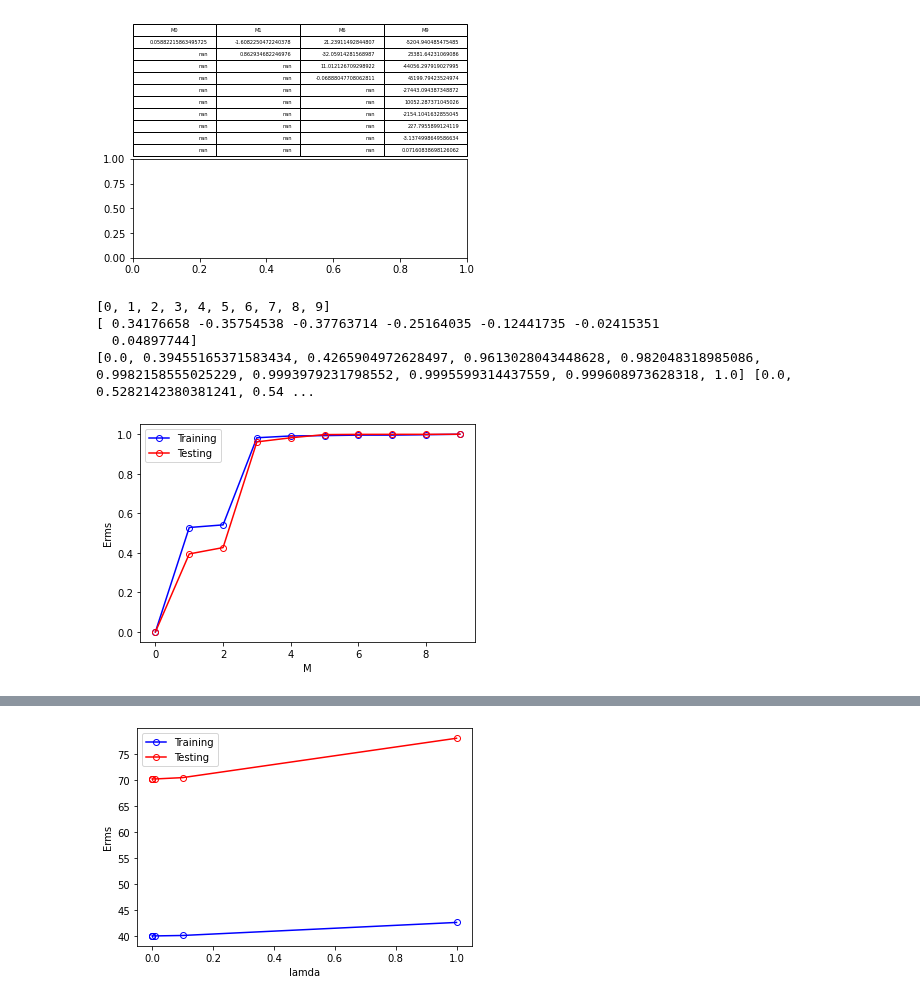
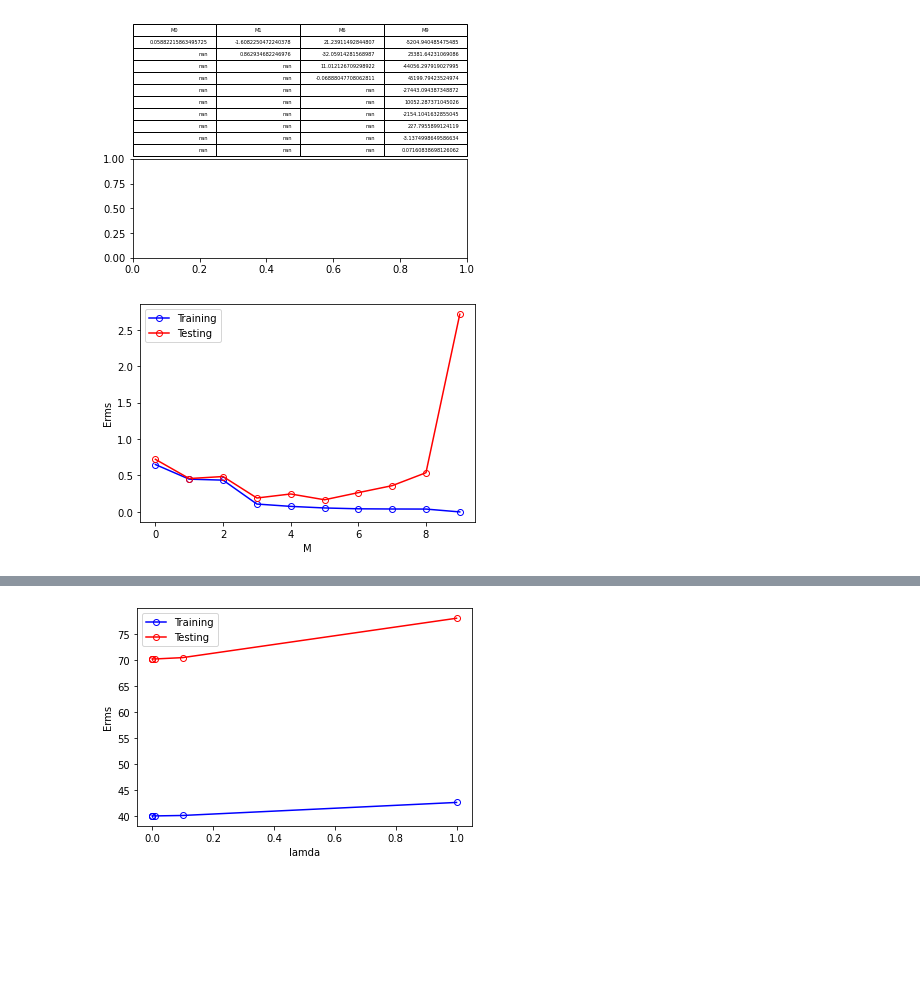
Before and after one commit to shah-bhavik204/personal-homepage, a Jupyter notebook: static/files/DM-assignment1.ipynb, the cells around one changed output, grey strips where cells are left out. Cells and saved outputs as stored; diff of their text form; code cells hidden in the pictures; blank space fills up the shorter version.

```diff
--- a/static/files/DM-assignment1.ipynb
+++ b/static/files/DM-assignment1.ipynb
@@ -118,27 +125,38 @@ def RMS(X,y,deg):
 # %%
 # from RMS import RMS
 # modelos = [linear_model(x) for x in range(10)]
-print (models)
 models = [0,1,2,3,4,5,6,7,8,9]
-m6 = train(x_test,y_test,6,1)
-print(m6)
-testerr = [RMS(x_test, y_test,degree) for degree in models]
-trainerr = [RMS(x_train, y_train,degree) for degree in models]
+trainerr = []
+testerr = []
+for i in models:
+  poly = pf(degree=i)
+  poly_x_train = poly.fit_transform(np.array(x_train).reshape(-1, 1))
+  poly_x_test = poly.fit_transform(np.array(x_test).reshape(-1, 1))
+  pr = lm.LinearRegression()
+  pr.fit(poly_x_train, y_train)
+  pred_tr = pr.predict(poly_x_train)
+  pred_ts = pr.predict(poly_x_test)
+  trainerr.append((mean_squared_error(y_train, pred_tr))**0.5)
+  testerr.append((mean_squared_error(y_test, pred_ts))**0.5)
 
-print(testerr,trainerr)
+
+# print (models)
+# models = [0,1,2,3,4,5,6,7,8,9]
+# m6 = train(x_test,y_test,6,1)
+# print(m6)
+# testerr = [RMS(x_test, y_test,degree) for degree in models]
+# trainerr = [RMS(x_train, y_train,degree) for degree in models]
+
+# print(testerr,trainerr)
 
 fig = plt.figure()
 ax = fig.add_subplot(1, 1, 1)
 ax.plot(models, trainerr, color='blue', marker='o', markerfacecolor='none', label='Training')
 ax.plot(models, testerr, color='red', marker='o', markerfacecolor='none',label='Testing')
 ax.set_ylabel('Erms')
 ax.set_xlabel('M')
 ax.legend(loc='upper left')
 plt.show()
 # %% [output]
-[0, 1, 2, 3, 4, 5, 6, 7, 8, 9]
-[ 0.34176658 -0.35754538 -0.37763714 -0.25164035 -0.12441735 -0.02415351
-  0.04897744]
-[0.0, 0.39455165371583434, 0.4265904972628497, 0.9613028043448628, 0.982048318985086, 0.9982158555025229, 0.9993979231798552, 0.9995599314437559, 0.999608973628318, 1.0] [0.0, 0.5282142380381241, 0.54 ...
-[figure, old version]
+[figure, new version]
 # %%
```
Also changed, not shown: parts of 6 cells of this notebook, 1 other file.
